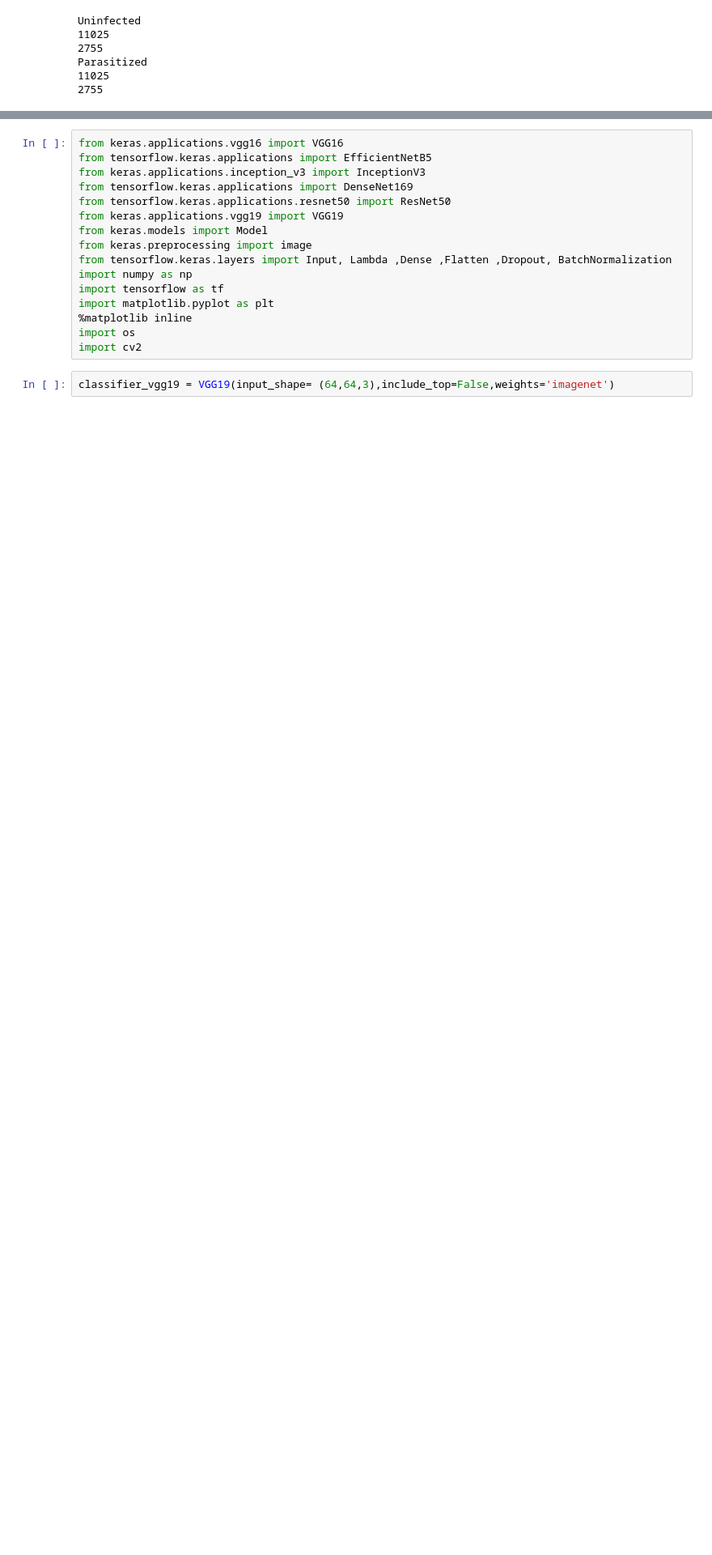
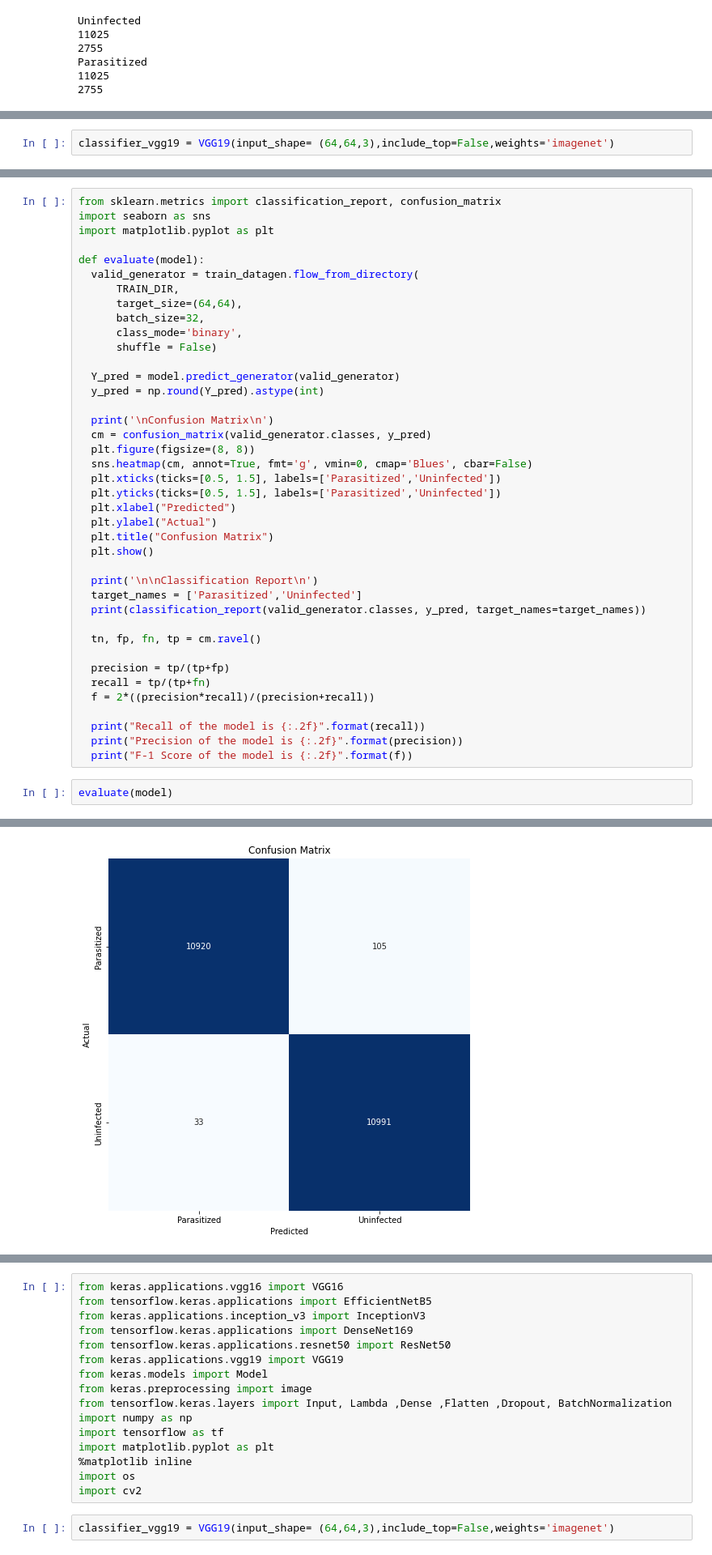
Before and after one commit to chacacaliza/Malaria-Classification, a Jupyter notebook: VGG_Scenario.ipynb, the cells around one changed output, grey strips where cells are left out. Shown at 81% size. Drawn from its saved outputs; the diff is of its cells as text; blank space fills up the shorter version.

```diff
--- a/VGG_Scenario.ipynb
+++ b/VGG_Scenario.ipynb
@@ -98,0 +117,2 @@ Found 5510 images belonging to 2 classes.
+# %%
+classifier_vgg19 = VGG19(input_shape= (64,64,3),include_top=False,weights='imagenet')
@@ -98,0 +186,43 @@ Found 5510 images belonging to 2 classes.
+# %%
+from sklearn.metrics import classification_report, confusion_matrix
+import seaborn as sns
+import matplotlib.pyplot as plt
+
+def evaluate(model):
+  valid_generator = train_datagen.flow_from_directory(
+      TRAIN_DIR,
+      target_size=(64,64),
+      batch_size=32,
+      class_mode='binary',
+      shuffle = False)
+
+  Y_pred = model.predict_generator(valid_generator)
+  y_pred = np.round(Y_pred).astype(int)
+
+  print('\nConfusion Matrix\n')
+  cm = confusion_matrix(valid_generator.classes, y_pred)
+  plt.figure(figsize=(8, 8))
+  sns.heatmap(cm, annot=True, fmt='g', vmin=0, cmap='Blues', cbar=False)
+  plt.xticks(ticks=[0.5, 1.5], labels=['Parasitized','Uninfected'])
+  plt.yticks(ticks=[0.5, 1.5], labels=['Parasitized','Uninfected'])
+  plt.xlabel("Predicted")
+  plt.ylabel("Actual")
+  plt.title("Confusion Matrix")
+  plt.show()
+
+  print('\n\nClassification Report\n')
+  target_names = ['Parasitized','Uninfected']
+  print(classification_report(valid_generator.classes, y_pred, target_names=target_names))
+
+  tn, fp, fn, tp = cm.ravel()
+
+  precision = tp/(tp+fp)
+  recall = tp/(tp+fn)
+  f = 2*((precision*recall)/(precision+recall))
+
+  print("Recall of the model is {:.2f}".format(recall))
+  print("Precision of the model is {:.2f}".format(precision))
+  print("F-1 Score of the model is {:.2f}".format(f))
+# %%
+evaluate(model)
+# %% [output]
@@ -98,0 +231 @@ Found 5510 images belonging to 2 classes.
+[figure, added]
```
Also changed, not shown: parts of 20 cells of this notebook.
